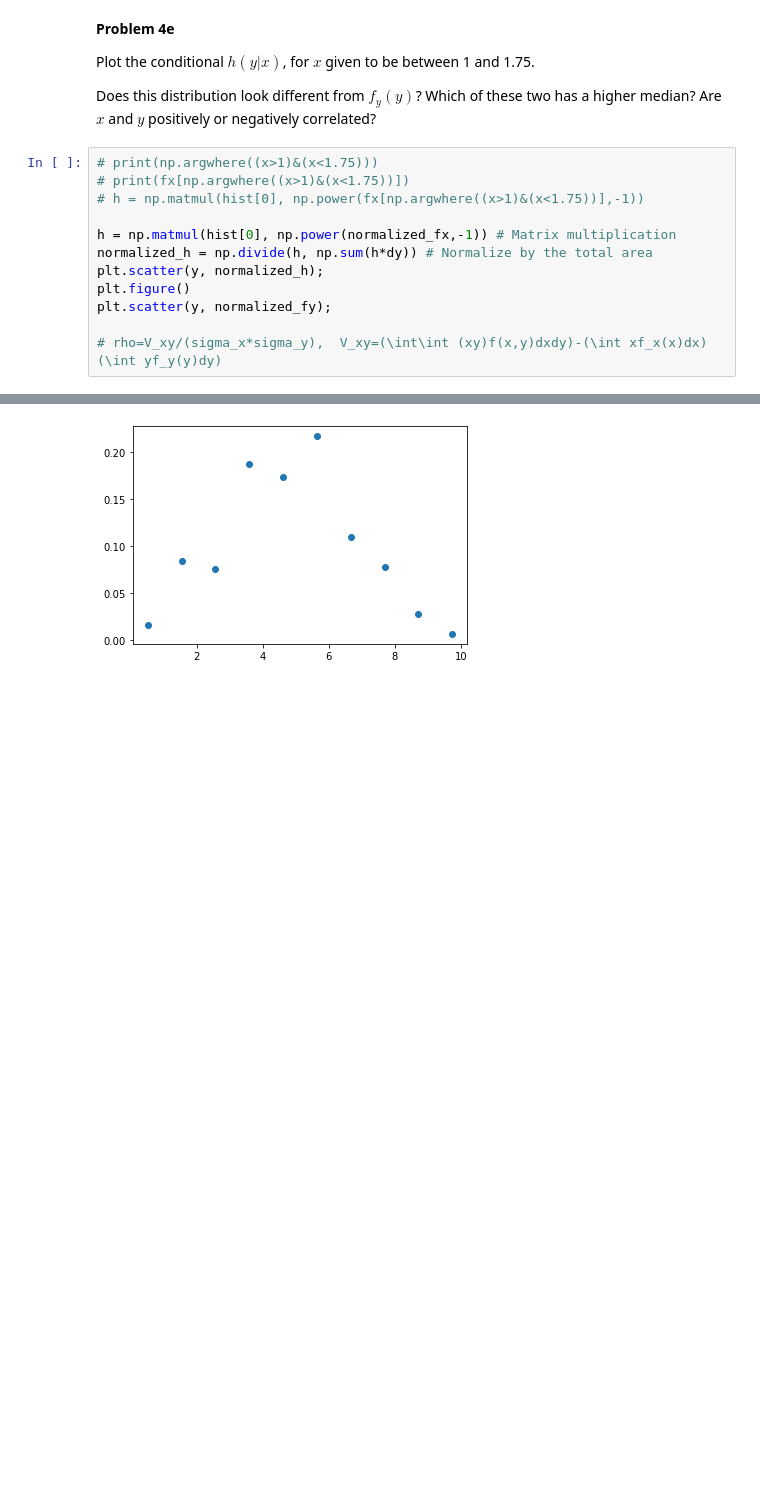
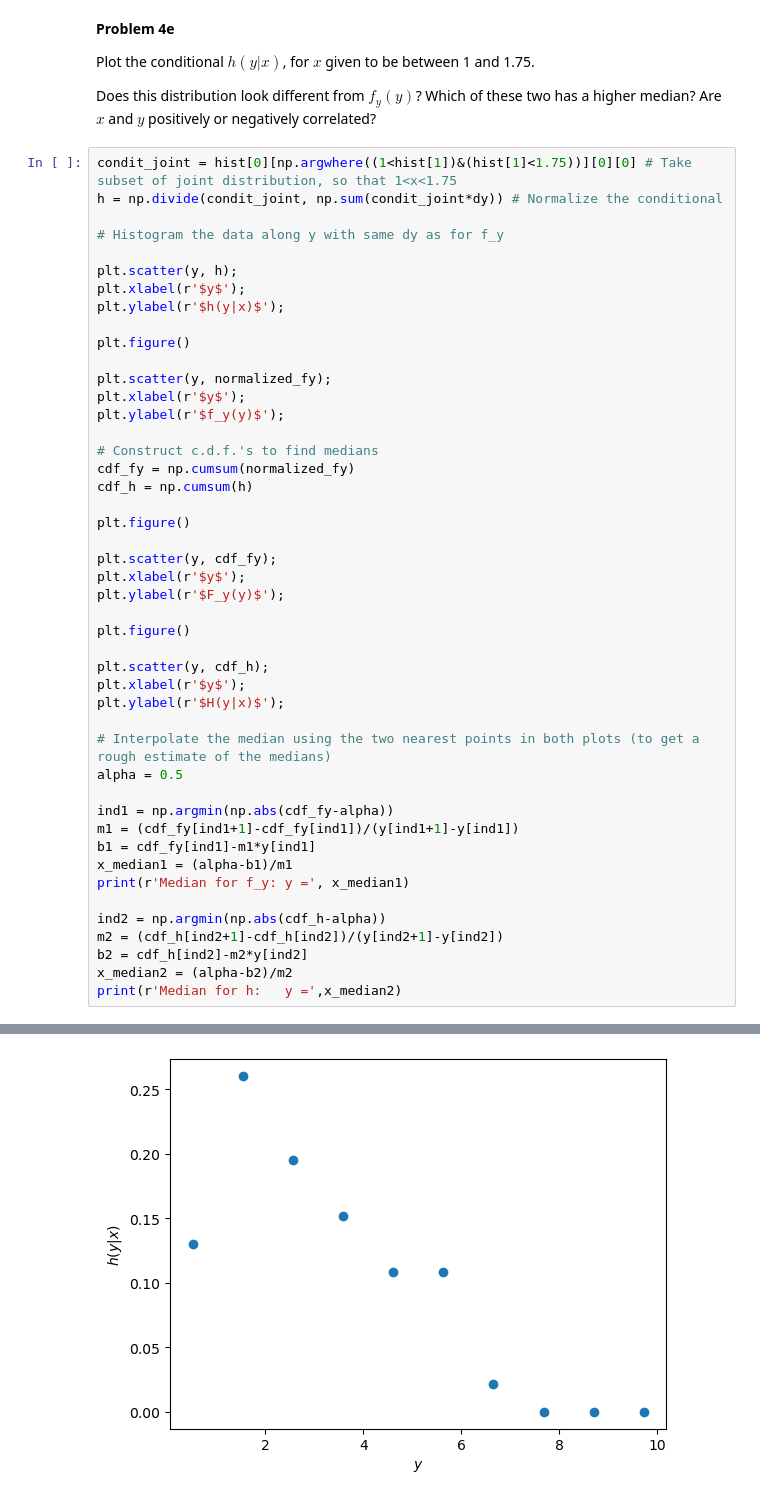
Before and after one commit to jharry99/Data-Analysis-Phys-441, a Jupyter notebook: ProblemSet2.ipynb, the cells around one changed output, grey strips where cells are left out. Drawn from its saved outputs; the diff is of its cells as text; blank space fills up the shorter version.

```diff
--- a/ProblemSet2.ipynb
+++ b/ProblemSet2.ipynb
@@ -236,15 +236,49 @@ Plot the conditional $h(y|x)$, for $x$ given to be between 1 and 1.75.
 
 Does this distribution look different from $f_y(y)$? Which of these two has a higher median? Are $x$ and $y$ positively or negatively correlated?
 # %%
-# print(np.argwhere((x>1)&(x<1.75)))
-# print(fx[np.argwhere((x>1)&(x<1.75))])
-# h = np.matmul(hist[0], np.power(fx[np.argwhere((x>1)&(x<1.75))],-1))
+condit_joint = hist[0][np.argwhere((1<hist[1])&(hist[1]<1.75))][0][0] # Take subset of joint distribution, so that 1<x<1.75
+h = np.divide(condit_joint, np.sum(condit_joint*dy)) # Normalize the conditional
 
-h = np.matmul(hist[0], np.power(normalized_fx,-1)) # Matrix multiplication
-normalized_h = np.divide(h, np.sum(h*dy)) # Normalize by the total area
-plt.scatter(y, normalized_h);
+# Histogram the data along y with same dy as for f_y
+
+plt.scatter(y, h);
+plt.xlabel(r'$y$');
+plt.ylabel(r'$h(y|x)$');
+
 plt.figure()
+
 plt.scatter(y, normalized_fy);
+plt.xlabel(r'$y$');
+plt.ylabel(r'$f_y(y)$');
 
-# rho=V_xy/(sigma_x*sigma_y),  V_xy=(\int\int (xy)f(x,y)dxdy)-(\int xf_x(x)dx)(\int yf_y(y)dy)
+# Construct c.d.f.'s to find medians
+cdf_fy = np.cumsum(normalized_fy)
+cdf_h = np.cumsum(h)
+
+plt.figure()
+
+plt.scatter(y, cdf_fy);
+plt.xlabel(r'$y$');
+plt.ylabel(r'$F_y(y)$');
+
+plt.figure()
+
+plt.scatter(y, cdf_h);
+plt.xlabel(r'$y$');
+plt.ylabel(r'$H(y|x)$');
+
+# Interpolate the median using the two nearest points in both plots (to get a rough estimate of the medians)
+alpha = 0.5
+
+ind1 = np.argmin(np.abs(cdf_fy-alpha))
+m1 = (cdf_fy[ind1+1]-cdf_fy[ind1])/(y[ind1+1]-y[ind1])
+b1 = cdf_fy[ind1]-m1*y[ind1]
+x_median1 = (alpha-b1)/m1
+print(r'Median for f_y: y =', x_median1)
+
+ind2 = np.argmin(np.abs(cdf_h-alpha))
+m2 = (cdf_h[ind2+1]-cdf_h[ind2])/(y[ind2+1]-y[ind2])
+b2 = cdf_h[ind2]-m2*y[ind2]
+x_median2 = (alpha-b2)/m2
+print(r'Median for h:   y =',x_median2)
 # %% [output]
@@ -251 +287 @@ plt.scatter(y, normalized_fy);
-[figure, old version]
+[figure, new version]
```
Also changed, not shown: parts of 12 cells of this notebook.
